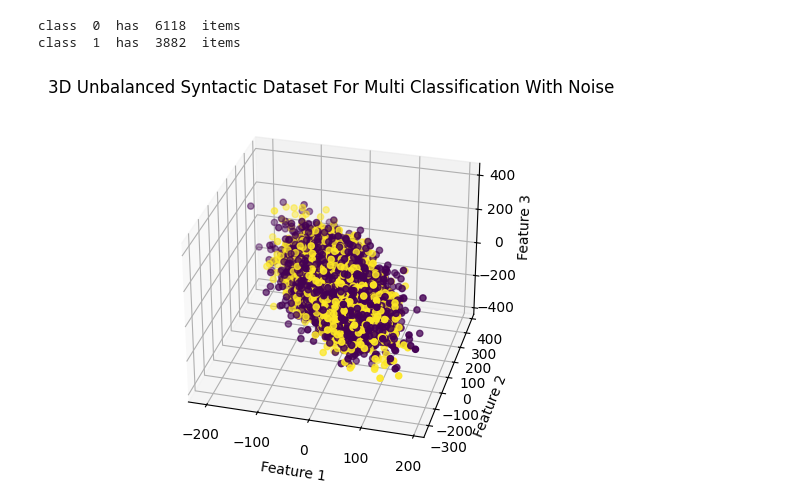
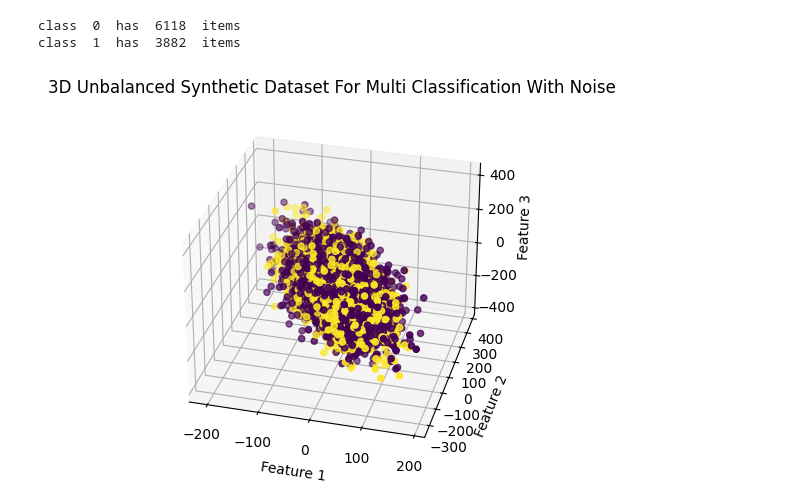
Before and after one commit to mehdi-aitaryane/make-classification, a Jupyter notebook: Example.ipynb, the cells around one changed output. Cells and saved outputs as stored; diff of their text form; code cells hidden in the pictures.

```diff
--- a/Example.ipynb
+++ b/Example.ipynb
@@ -101,10 +101,10 @@ count_occurances(y)
 class  0  has  6118  items
 class  1  has  3882  items
 # %%
-title = "3D Unbalanced Syntactic Dataset For Multi Classification With Noise"
+title = "3D Unbalanced Synthetic Dataset For Multi Classification With Noise"
 xlabel = 'Feature 1'
 ylabel = 'Feature 2'
 zlabel = 'Feature 3'
 scatter3D(title, xlabel, ylabel, zlabel, X, y)
 # %% [output]
-[figure, old version]
+[figure, new version]
```
Also changed, not shown: parts of 4 cells of this notebook.
